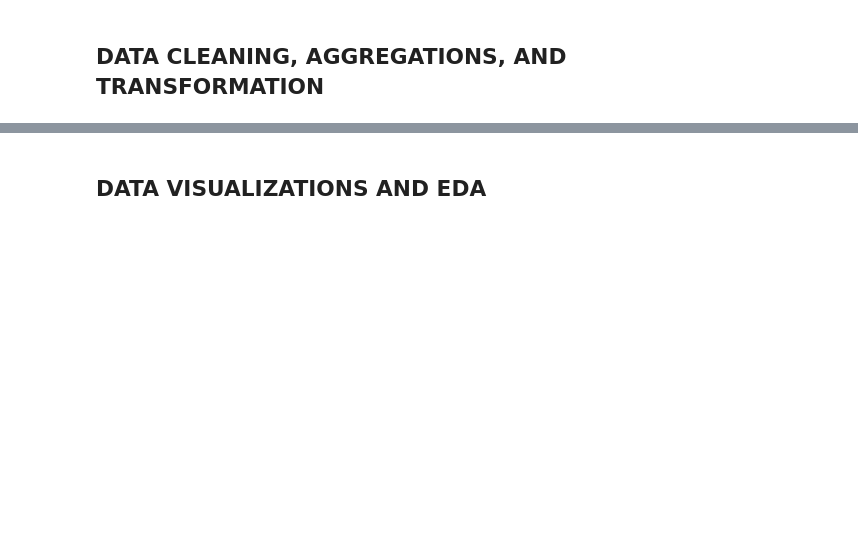
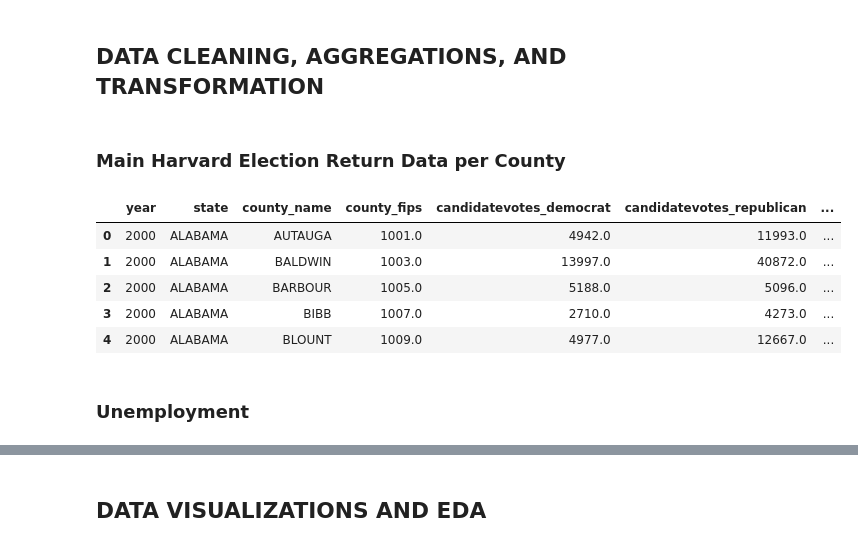
Before and after one commit to lswh/maba_analytics_algorithms_project, a Jupyter notebook: 06302021_TeamGreen_JupyterNotebookSubmission.ipynb, the cells around one changed output, grey strips where cells are left out. Drawn from its saved outputs; the diff is of its cells as text; code cells hidden in the pictures; blank space fills up the shorter version.

```diff
--- a/06302021_TeamGreen_JupyterNotebookSubmission.ipynb
+++ b/06302021_TeamGreen_JupyterNotebookSubmission.ipynb
@@ -176,0 +180,30 @@ The predictor variables are divided into three groups:
+# %% [markdown]
+### Main Harvard Election Return Data per County
+# %%
+# Begin with Harvard Election Returns at County Level
+results = raw_harvard_election_returns_main[raw_harvard_election_returns_main['party'].isin(['DEMOCRAT', 'REPUBLICAN'])]
+grpby_cols = ['year', 'state', 'state_po', 'county_name', 'county_fips', 'office',
+              'candidate', 'party', 'totalvotes', 'version']
+results = results.groupby(grpby_cols, as_index=False).sum()
+# %%
+results['pctvotes'] = results['candidatevotes'] / results['totalvotes']
+results['office'] = 'PRESIDENT'  # for consistency
+# %%
+index_cols = ['year', 'state', 'state_po', 'county_name', 'county_fips', 'office']
+# %%
+pivoted_results = pd.pivot_table(results, index=index_cols, values=['pctvotes', 'candidatevotes'], columns=['party']).reset_index()
+pivoted_results.columns.name = ''
+pivoted_results.columns = [(x[0] + '_' + x[1]).lower() if x[1] != '' else x[0] for x in  pivoted_results.columns.values]
+a = pivoted_results['candidatevotes_democrat'] > pivoted_results['candidatevotes_republican']
+pivoted_results['winner'] = ['democrat' if x else 'republican' for x in a]
+pivoted_results = pivoted_results[['year', 'state', 'county_name', 'county_fips', 'candidatevotes_democrat',
+                                   'candidatevotes_republican', 'pctvotes_democrat', 'pctvotes_republican', 'winner']]
+# %%
+pivoted_results.head()
+# %% [output]
+|  | year | state | county_name | county_fips | candidatevotes_democrat | candidatevotes_republican | ... |
+| 0 | 2000 | ALABAMA | AUTAUGA | 1001.0 | 4942.0 | 11993.0 | ... |
+| 1 | 2000 | ALABAMA | BALDWIN | 1003.0 | 13997.0 | 40872.0 | ... |
+| 2 | 2000 | ALABAMA | BARBOUR | 1005.0 | 5188.0 | 5096.0 | ... |
+| 3 | 2000 | ALABAMA | BIBB | 1007.0 | 2710.0 | 4273.0 | ... |
+| 4 | 2000 | ALABAMA | BLOUNT | 1009.0 | 4977.0 | 12667.0 | ... |
@@ -176,0 +216,2 @@ The predictor variables are divided into three groups:
+# %% [markdown]
+### Unemployment
```
Also changed, not shown: parts of 39 cells of this notebook, 4 other files.
